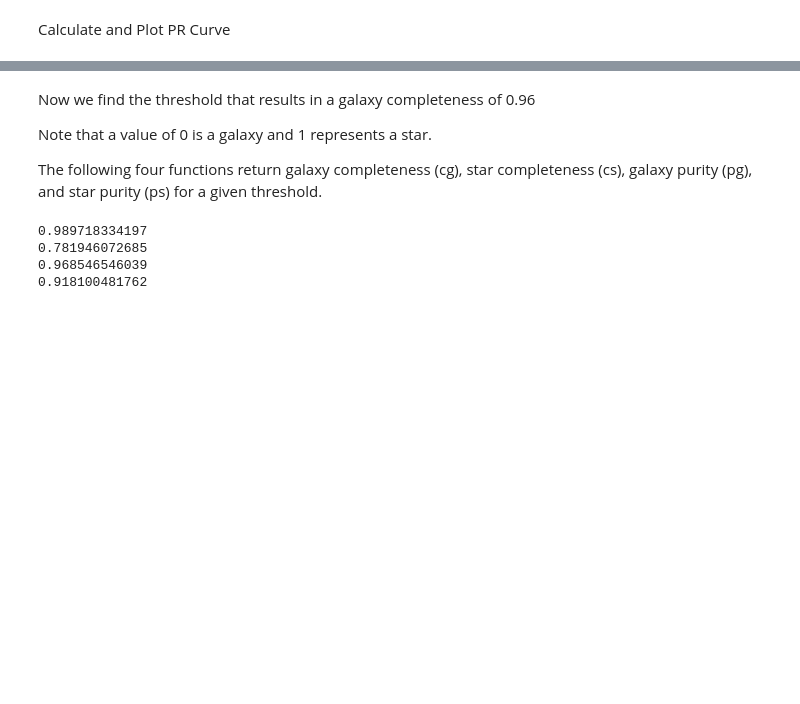
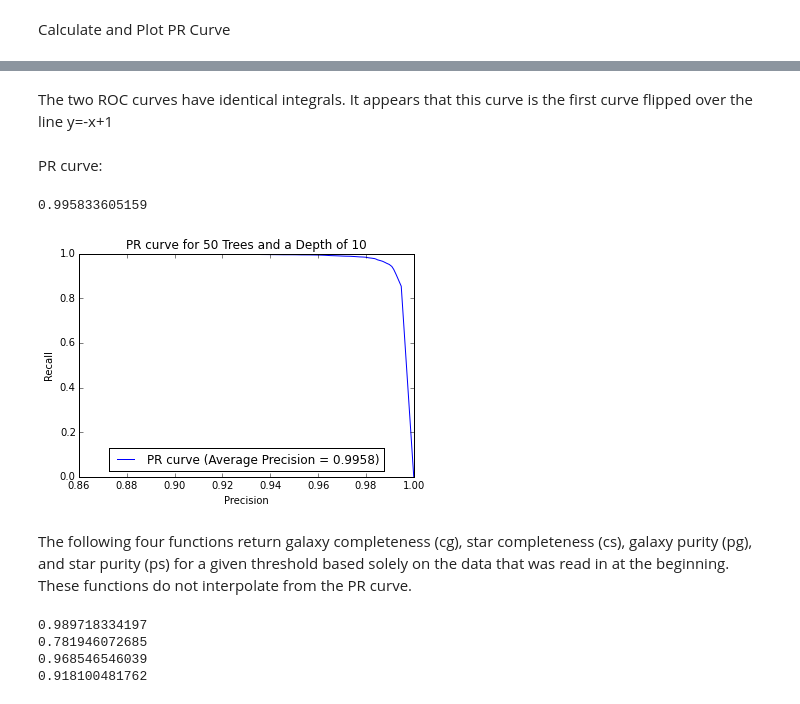
Before and after one commit to ashcat2005/POPREU, a Jupyter notebook: ROC_and_PR.ipynb, the cells around one changed output, grey strips where cells are left out. Drawn from its saved outputs; the diff is of its cells as text; code cells hidden in the pictures; blank space fills up the shorter version.

```diff
--- a/ROC_and_PR.ipynb
+++ b/ROC_and_PR.ipynb
@@ -69,9 +97,23 @@ plt.show()
+# %% [markdown]
+The two ROC curves have identical integrals. It appears that this curve is the first curve flipped over the line y=-x+1
+# %% [markdown]
+PR curve:
+# %%
+pr2 = metrics.precision_recall_curve(true2, score2)
+#plt.plot([0,1],[0,1],'k--')
+avgp2 = metrics.average_precision_score(true2, score2)
+print avgp2
+plt.plot(pr2[0],pr2[1], label = 'PR curve (Average Precision = ' +str(avgp2.round(4))+')')
+plt.title('PR curve for 50 Trees and a Depth of 10')
+plt.xlabel('Precision')
+plt.ylabel('Recall')
+plt.legend(loc = 'lower center')
+plt.show()
+# %% [output]
+0.995833605159
+[figure, added]
 # %% [markdown]
-Now we find the threshold that results in a galaxy completeness of 0.96
-
-Note that a value of 0 is a galaxy and 1 represents a star.
-
-The following four functions return galaxy completeness (cg), star completeness (cs), galaxy purity (pg), and star purity (ps) for a given threshold.
+The following four functions return galaxy completeness (cg), star completeness (cs), galaxy purity (pg), and star purity (ps) for a given threshold based solely on the data that was read in at the beginning. These functions do not interpolate from the PR curve.
 # %%
 def cg (threshold) :
     total = 0
```
Also changed, not shown: parts of 8 cells of this notebook.
